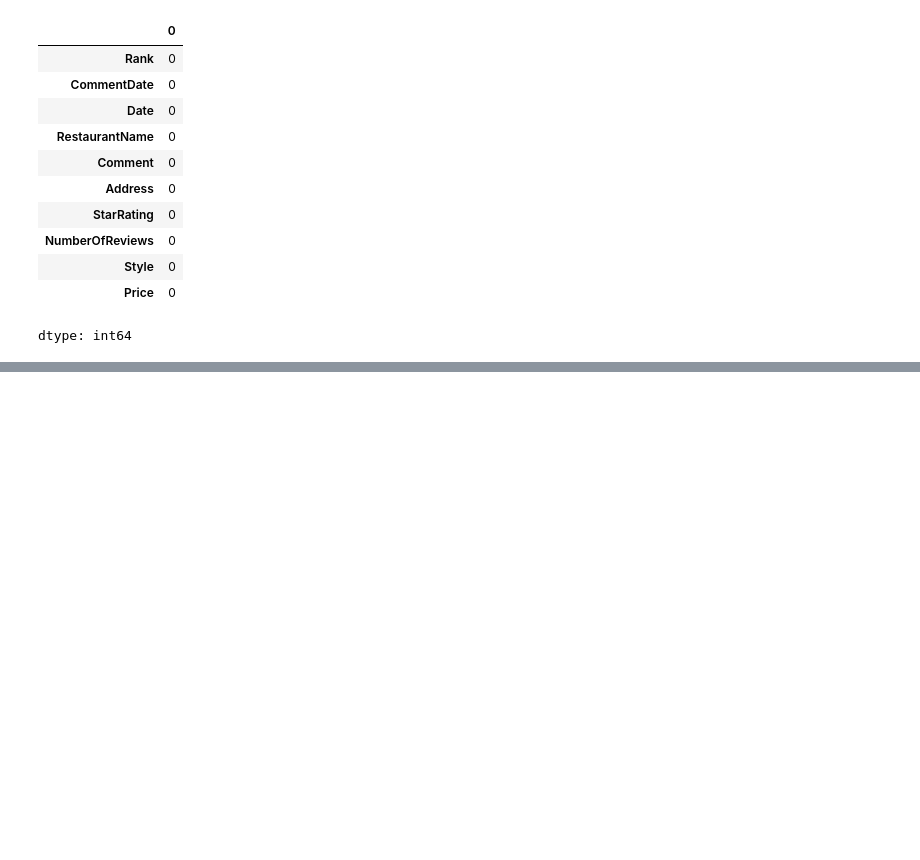
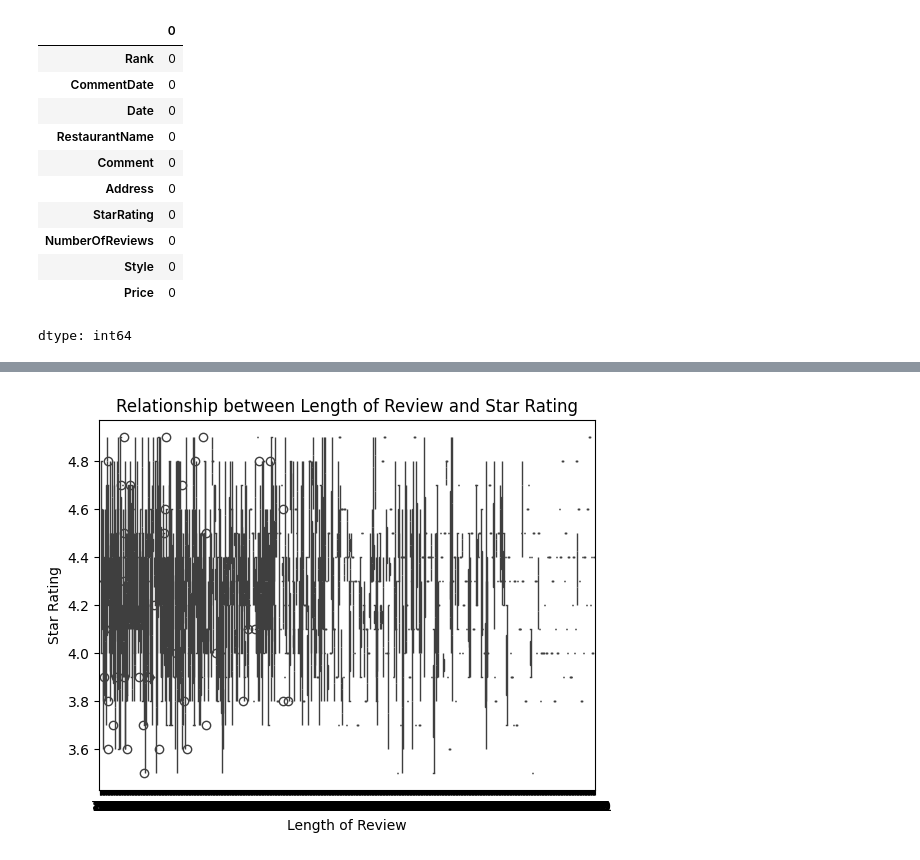
Before and after one commit to ToriStoner/Assignment-2-Data-, a Jupyter notebook: DS4002_Project1.ipynb, the cells around one changed output, grey strips where cells are left out. Saved outputs shown, nothing was run; the diff lists cells and outputs as text; code cells hidden in the pictures; blank space fills up the shorter version.

```diff
--- a/DS4002_Project1.ipynb
+++ b/DS4002_Project1.ipynb
@@ -200,0 +243,10 @@ dtype: int64
+# %%
+import seaborn as sns
+
+sns.boxplot(data = df, x = "LengthReview", y = "StarRating")
+plt.xlabel("Length of Review")
+plt.ylabel("Star Rating")
+plt.title("Relationship between Length of Review and Star Rating")
+plt.show()
+# %% [output]
+[figure, added]
```
Also changed, not shown: parts of 3 cells of this notebook.
